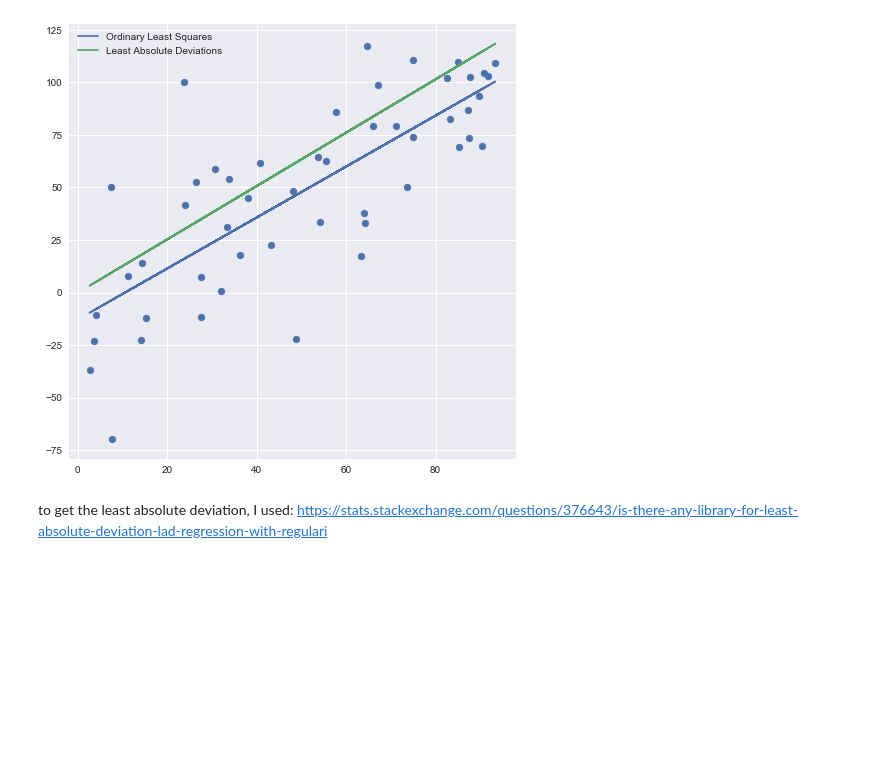
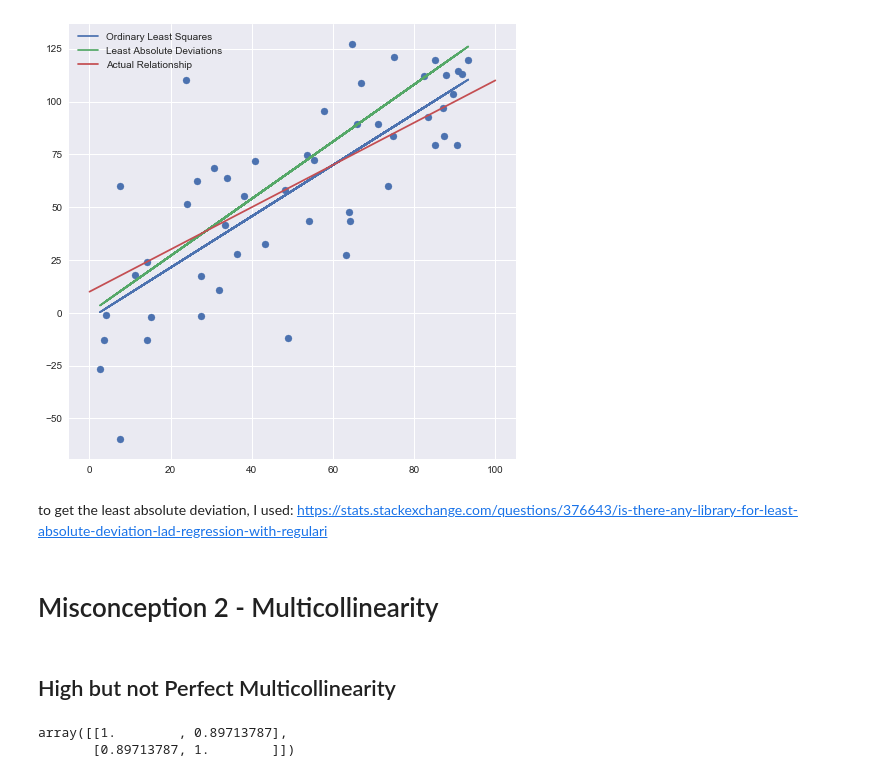
Before and after one commit to MatePocs/quick_projects, a Jupyter notebook: linear_regression_misconceptions.ipynb, the cells around one changed output. Cells and saved outputs as stored; diff of their text form; code cells hidden in the pictures; blank space fills up the shorter version.

Commit message:
misconc 2 part 1

```diff
--- a/linear_regression_misconceptions.ipynb
+++ b/linear_regression_misconceptions.ipynb
@@ -17,7 +17,7 @@ number_of_obs = 50
 np.random.seed(my_seed)
 X = np.random.uniform(0, 100, number_of_obs)
 residuals = np.random.normal(0, 30, number_of_obs)
-y = X + residuals
+y = X + residuals + 10
 X = X.reshape(-1,1)
 # %%
 lr = LinearRegression()
@@ -54,14 +29,20 @@ res = mod.fit(q=.5)
 # %%
 plt.figure(figsize  = (8,8))
 plt.scatter(X[:,0], y)
 plt.plot(X, y_pred_lr, label = 'Ordinary Least Squares')
 plt.plot(X, y_pred_sgd, label = 'Least Absolute Deviations')
+plt.plot([0,100],[10,110], label = 'Actual Relationship')
 
-# plt.plot(X, Lasso().fit(X,y).predict(X), label = 'Lasso')
-# plt.plot(X, Ridge().fit(X,y).predict(X), label = 'Ridge')
 plt.legend()
+
+plt.savefig('charts/OLS_vs_LAD.png', bbox_inches='tight')
+
 plt.show()
 # %% [output]
-[figure, old version]
+[figure, new version]
 # %% [markdown]
 to get the least absolute deviation, I used: https://stats.stackexchange.com/questions/376643/is-there-any-library-for-least-absolute-deviation-lad-regression-with-regulari
+# %% [markdown]
+# Misconception 2 - Multicollinearity
+# %% [markdown]
+## High but not Perfect Multicollinearity
@@ -67,0 +52,14 @@ to get the least absolute deviation, I used: https://stats.stackexchange.com/que
+# %%
+number_of_obs = 1000
+np.random.seed(my_seed)
+
+mvnorm = stats.multivariate_normal(mean=[0, 0], cov=[[1., 0.9],
+                                                     [0.9, 1.]])
+X_norm = mvnorm.rvs(number_of_obs)
+X = stats.norm().cdf(X_norm)
+X1 = X[:,0]
+X2 = X[:,1]
+np.corrcoef(X1,X2)
+# %% [output]
+array([[1.        , 0.89713787],
+       [0.89713787, 1.        ]])
```
Also changed, not shown: parts of 29 cells of this notebook.
